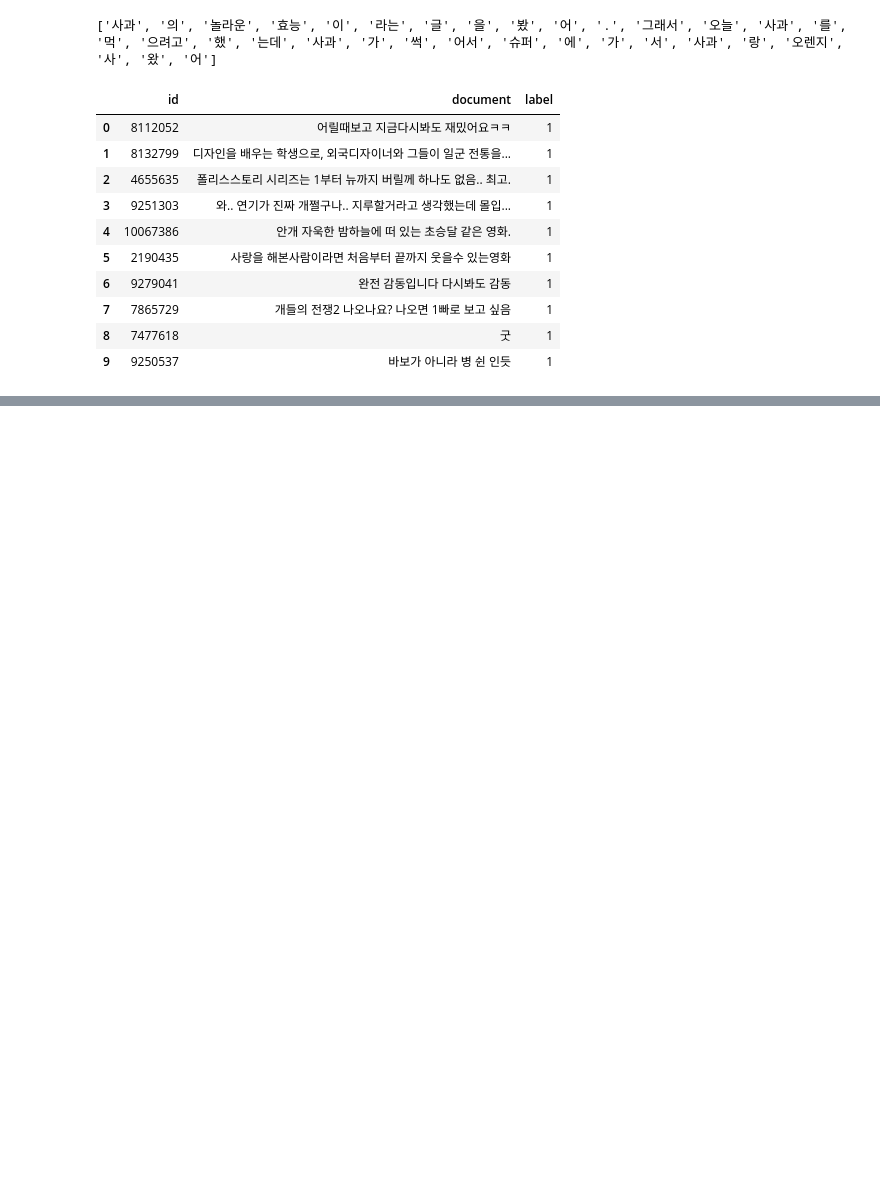
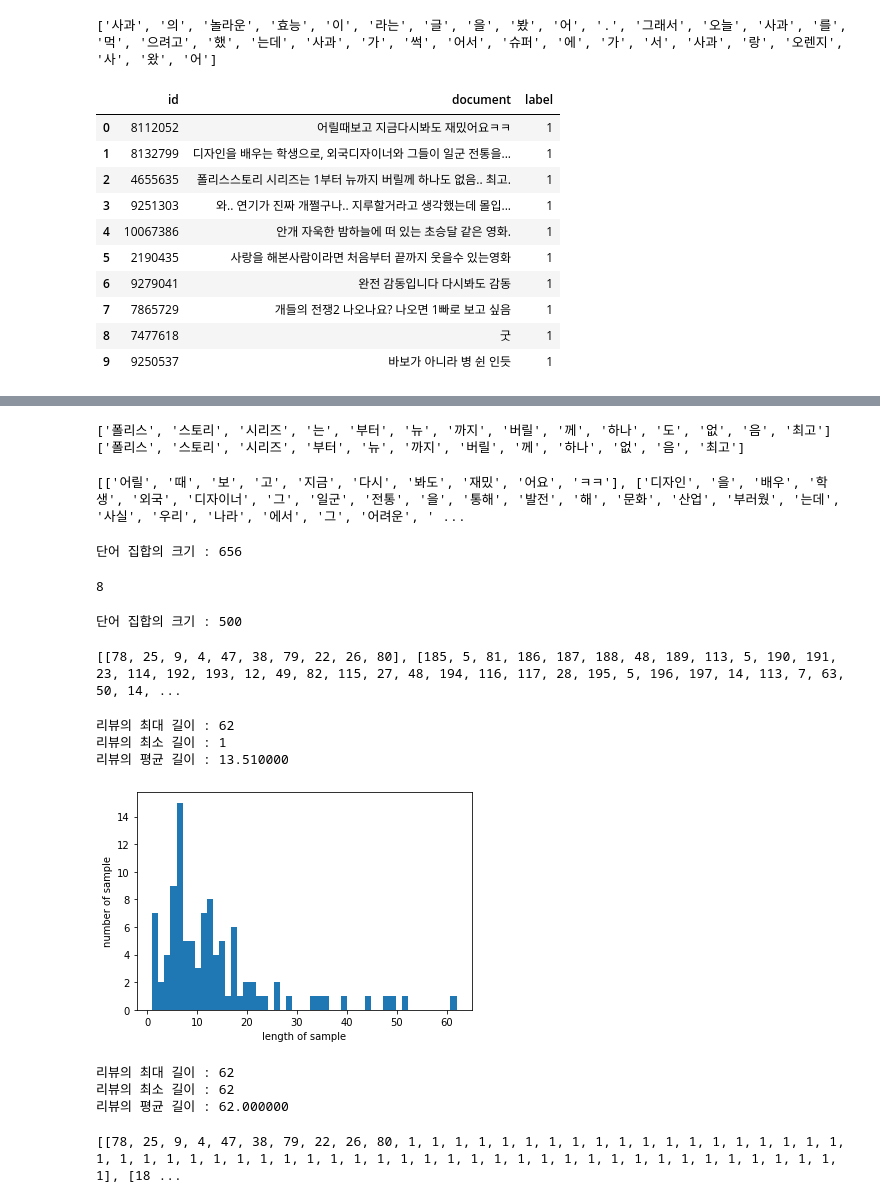
Before and after one commit to cij1012/pytrorch, a Jupyter notebook: 자연어처리.ipynb, the cells around one changed output, grey strips where cells are left out. Saved outputs shown, nothing was run; the diff lists cells and outputs as text; code cells hidden in the pictures; blank space fills up the shorter version.

```diff
--- a/자연어처리.ipynb
+++ b/자연어처리.ipynb
@@ -80,0 +112,8 @@ data[:10]
+# %%
+temp = tokenizer.morphs(sample_data.loc[2,'document'])
+print(temp)
+temp = [word for word in temp if not word in stopwords]
+print(temp)
+# %% [output]
+['폴리스', '스토리', '시리즈', '는', '부터', '뉴', '까지', '버릴', '께', '하나', '도', '없', '음', '최고']
+['폴리스', '스토리', '시리즈', '부터', '뉴', '까지', '버릴', '께', '하나', '없', '음', '최고']
@@ -80,0 +127,52 @@ data[:10]
+# %%
+print(tokenized[:10])
+# %% [output]
+[['어릴', '때', '보', '고', '지금', '다시', '봐도', '재밌', '어요', 'ㅋㅋ'], ['디자인', '을', '배우', '학생', '외국', '디자이너', '그', '일군', '전통', '을', '통해', '발전', '해', '문화', '산업', '부러웠', '는데', '사실', '우리', '나라', '에서', '그', '어려운', ' ...
+# %%
+vocab = FreqDist(np.hstack(tokenized))
+print('단어 집합의 크기 : {}'.format(len(vocab)))
+# %% [output]
+단어 집합의 크기 : 656
+# %%
+vocab['재밌']
+# %% [output]
+8
+# %%
+vocab_size = 500
+vocab = vocab.most_common(vocab_size)
+print('단어 집합의 크기 : {}'.format(len(vocab)))
+# %% [output]
+단어 집합의 크기 : 500
+# %%
+word_to_index = {word[0] : index + 2 for index, word in enumerate(vocab)}
+word_to_index['pad'] = 1
+word_to_index['unk'] = 0
+# %%
+encoded = []
+for line in tokenized:
+  temp = []
+  for w in line:
+    try:
+      temp.append(word_to_index[w])
+    except KeyError:
+      temp.append(word_to_index['unk'])
+
+  encoded.append(temp)
+# %%
+print(encoded[:10])
+# %% [output]
+[[78, 25, 9, 4, 47, 38, 79, 22, 26, 80], [185, 5, 81, 186, 187, 188, 48, 189, 113, 5, 190, 191, 23, 114, 192, 193, 12, 49, 82, 115, 27, 48, 194, 116, 117, 28, 195, 5, 196, 197, 14, 113, 7, 63, 50, 14, ...
+# %%
+max_len = max(len(l) for l in encoded)
+print('리뷰의 최대 길이 : %d' % max_len)
+print('리뷰의 최소 길이 : %d' % min(len(l) for l in encoded))
+print('리뷰의 평균 길이 : %f' % (sum(map(len, encoded))/len(encoded)))
+plt.hist([len(s) for s in encoded], bins=50)
+plt.xlabel('length of sample')
+plt.ylabel('number of sample')
+plt.show()
+# %% [output]
+리뷰의 최대 길이 : 62
+리뷰의 최소 길이 : 1
+리뷰의 평균 길이 : 13.510000
+[figure, added]
@@ -80,0 +183,12 @@ data[:10]
+# %%
+print('리뷰의 최대 길이 : %d' % max(len(l) for l in encoded))
+print('리뷰의 최소 길이 : %d' % min(len(l) for l in encoded))
+print('리뷰의 평균 길이 : %f' % (sum(map(len, encoded))/len(encoded)))
+# %% [output]
+리뷰의 최대 길이 : 62
+리뷰의 최소 길이 : 62
+리뷰의 평균 길이 : 62.000000
+# %%
+print(encoded[:3])
+# %% [output]
+[[78, 25, 9, 4, 47, 38, 79, 22, 26, 80, 1, 1, 1, 1, 1, 1, 1, 1, 1, 1, 1, 1, 1, 1, 1, 1, 1, 1, 1, 1, 1, 1, 1, 1, 1, 1, 1, 1, 1, 1, 1, 1, 1, 1, 1, 1, 1, 1, 1, 1, 1, 1, 1, 1, 1, 1, 1, 1, 1, 1, 1, 1], [18 ...
```
Also changed, not shown: parts of 8 cells of this notebook.
